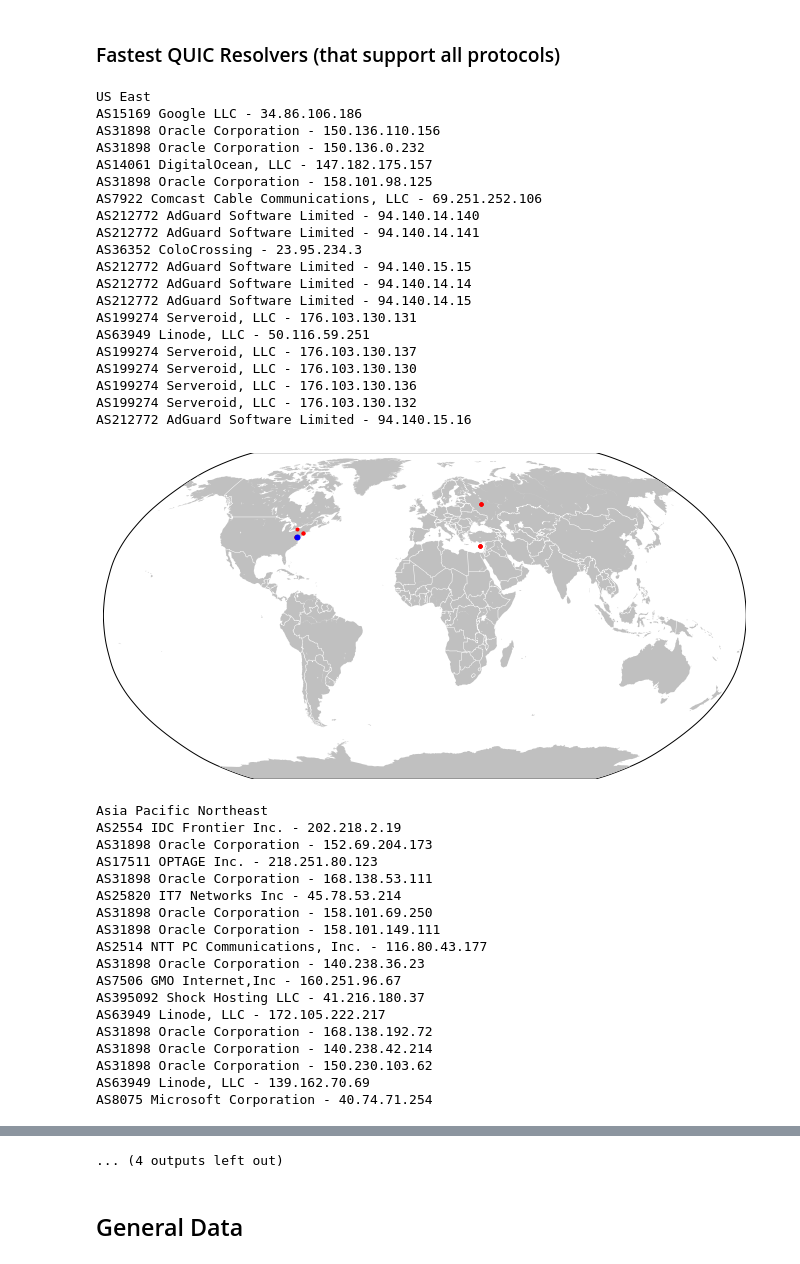
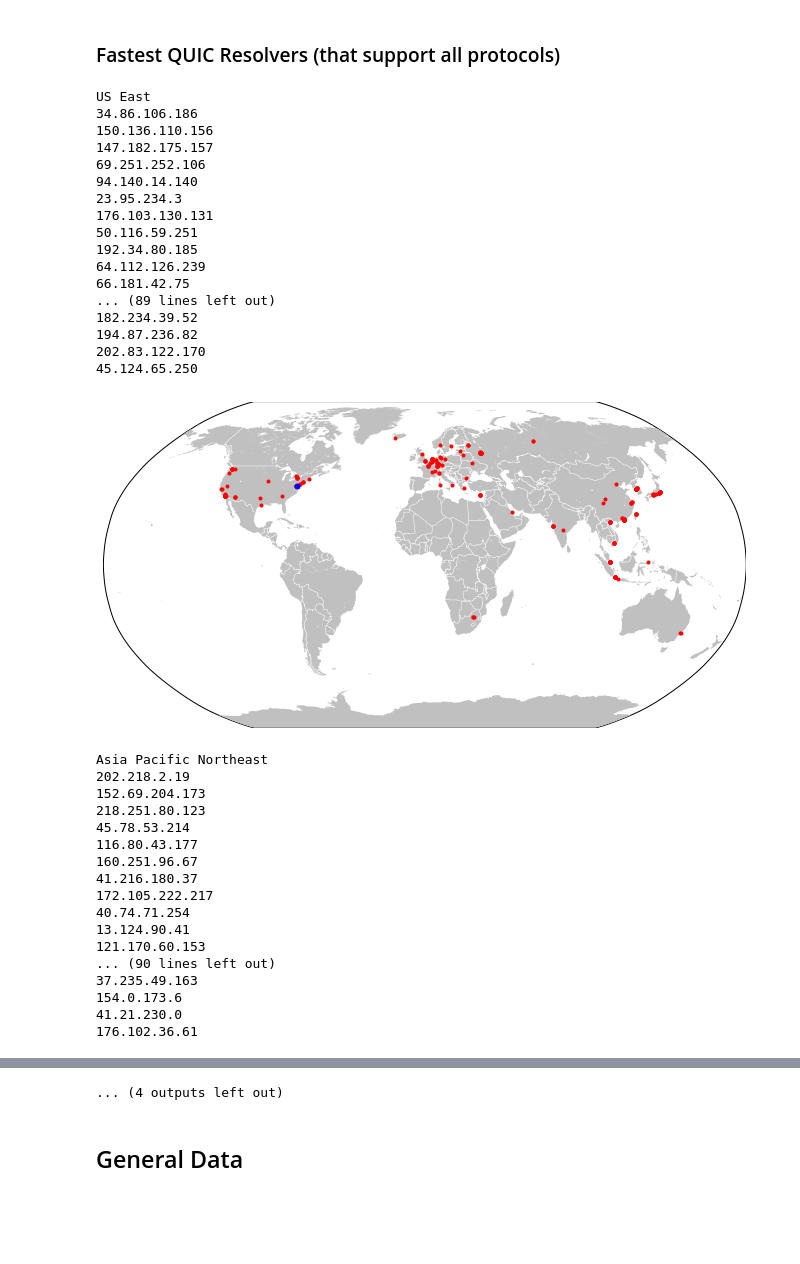
Before and after one commit to justus237/dns-analysis, a Jupyter notebook: Meta.ipynb, the cells around one changed output, grey strips where cells are left out. Cells and saved outputs as stored; diff of their text form; code cells hidden in the pictures; blank space fills up the shorter version.

```diff
--- a/Meta.ipynb
+++ b/Meta.ipynb
@@ -329,44 +381,40 @@ def drawFastestForQUIC(vp_key='All', slowest=False):
 # %%
 for key, vp in vantage_points.items():
     print(key)
-    drawFastestForQUIC(key)
+    drawOrderedForQUIC(key)
 # %% [output]
 US East
-AS15169 Google LLC - 34.86.106.186
-AS31898 Oracle Corporation - 150.136.110.156
-AS31898 Oracle Corporation - 150.136.0.232
-AS14061 DigitalOcean, LLC - 147.182.175.157
-AS31898 Oracle Corporation - 158.101.98.125
-AS7922 Comcast Cable Communications, LLC - 69.251.252.106
-AS212772 AdGuard Software Limited - 94.140.14.140
-AS212772 AdGuard Software Limited - 94.140.14.141
-AS36352 ColoCrossing - 23.95.234.3
-AS212772 AdGuard Software Limited - 94.140.15.15
-AS212772 AdGuard Software Limited - 94.140.14.14
-AS212772 AdGuard Software Limited - 94.140.14.15
-AS199274 Serveroid, LLC - 176.103.130.131
-AS63949 Linode, LLC - 50.116.59.251
-AS199274 Serveroid, LLC - 176.103.130.137
-AS199274 Serveroid, LLC - 176.103.130.130
-AS199274 Serveroid, LLC - 176.103.130.136
-AS199274 Serveroid, LLC - 176.103.130.132
-AS212772 AdGuard Software Limited - 94.140.15.16
+34.86.106.186
+150.136.110.156
+147.182.175.157
+69.251.252.106
+94.140.14.140
+23.95.234.3
+176.103.130.131
+50.116.59.251
+192.34.80.185
+64.112.126.239
+66.181.42.75
+... (89 lines left out)
+182.234.39.52
+194.87.236.82
+202.83.122.170
+45.124.65.250
-[figure, old version]
+[figure, new version]
 Asia Pacific Northeast
-AS2554 IDC Frontier Inc. - 202.218.2.19
-AS31898 Oracle Corporation - 152.69.204.173
-AS17511 OPTAGE Inc. - 218.251.80.123
-AS31898 Oracle Corporation - 168.138.53.111
-AS25820 IT7 Networks Inc - 45.78.53.214
-AS31898 Oracle Corporation - 158.101.69.250
-AS31898 Oracle Corporation - 158.101.149.111
-AS2514 NTT PC Communications, Inc. - 116.80.43.177
-AS31898 Oracle Corporation - 140.238.36.23
-AS7506 GMO Internet,Inc - 160.251.96.67
-AS395092 Shock Hosting LLC - 41.216.180.37
-AS63949 Linode, LLC - 172.105.222.217
-AS31898 Oracle Corporation - 168.138.192.72
-AS31898 Oracle Corporation - 140.238.42.214
-AS31898 Oracle Corporation - 150.230.103.62
-AS63949 Linode, LLC - 139.162.70.69
-AS8075 Microsoft Corporation - 40.74.71.254
+202.218.2.19
+152.69.204.173
+218.251.80.123
+45.78.53.214
+116.80.43.177
+160.251.96.67
+41.216.180.37
+172.105.222.217
+40.74.71.254
+13.124.90.41
+121.170.60.153
+... (90 lines left out)
+37.235.49.163
+154.0.173.6
+41.21.230.0
+176.102.36.61
```
Also changed, not shown: parts of 2 cells of this notebook, 8 other files.
